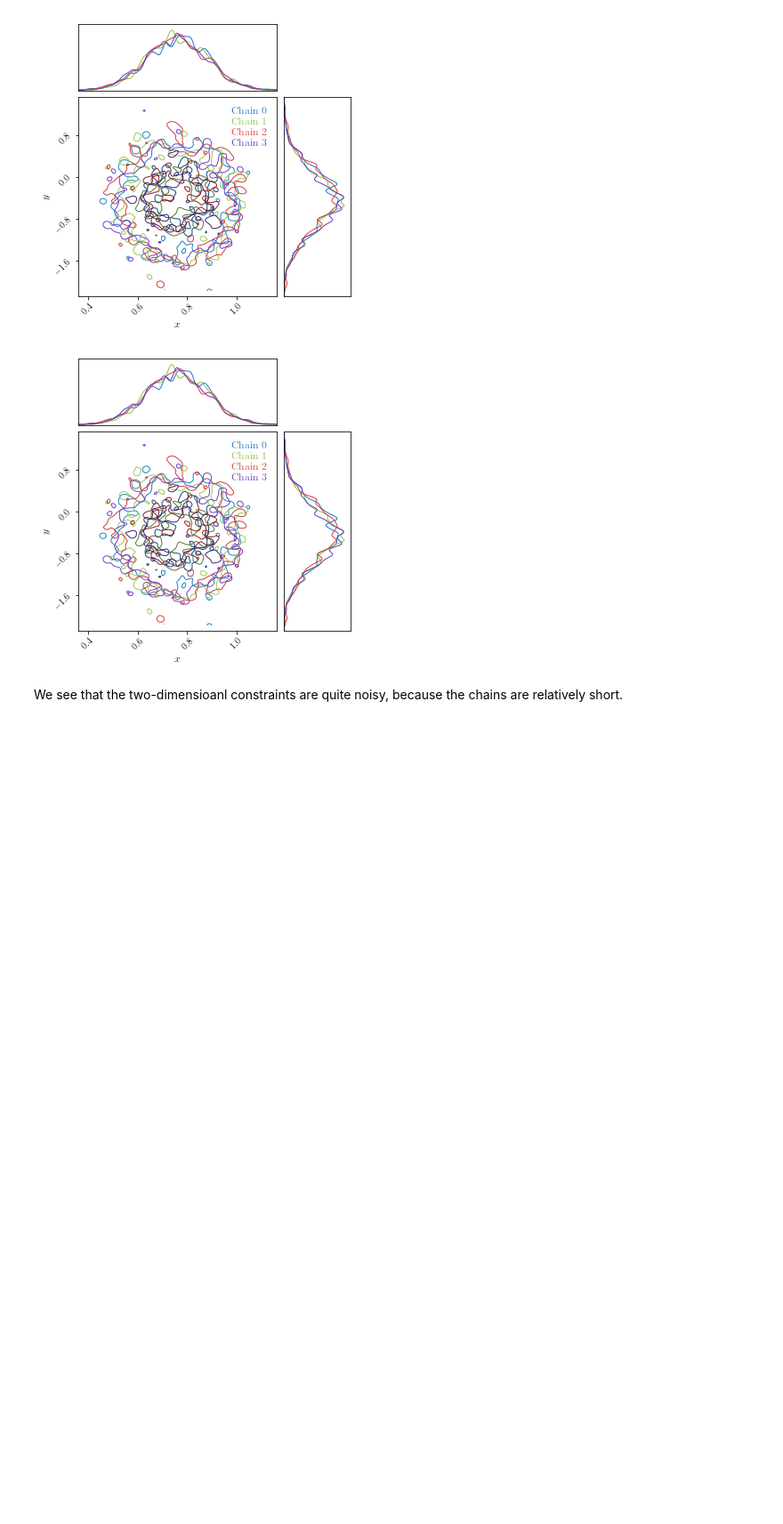
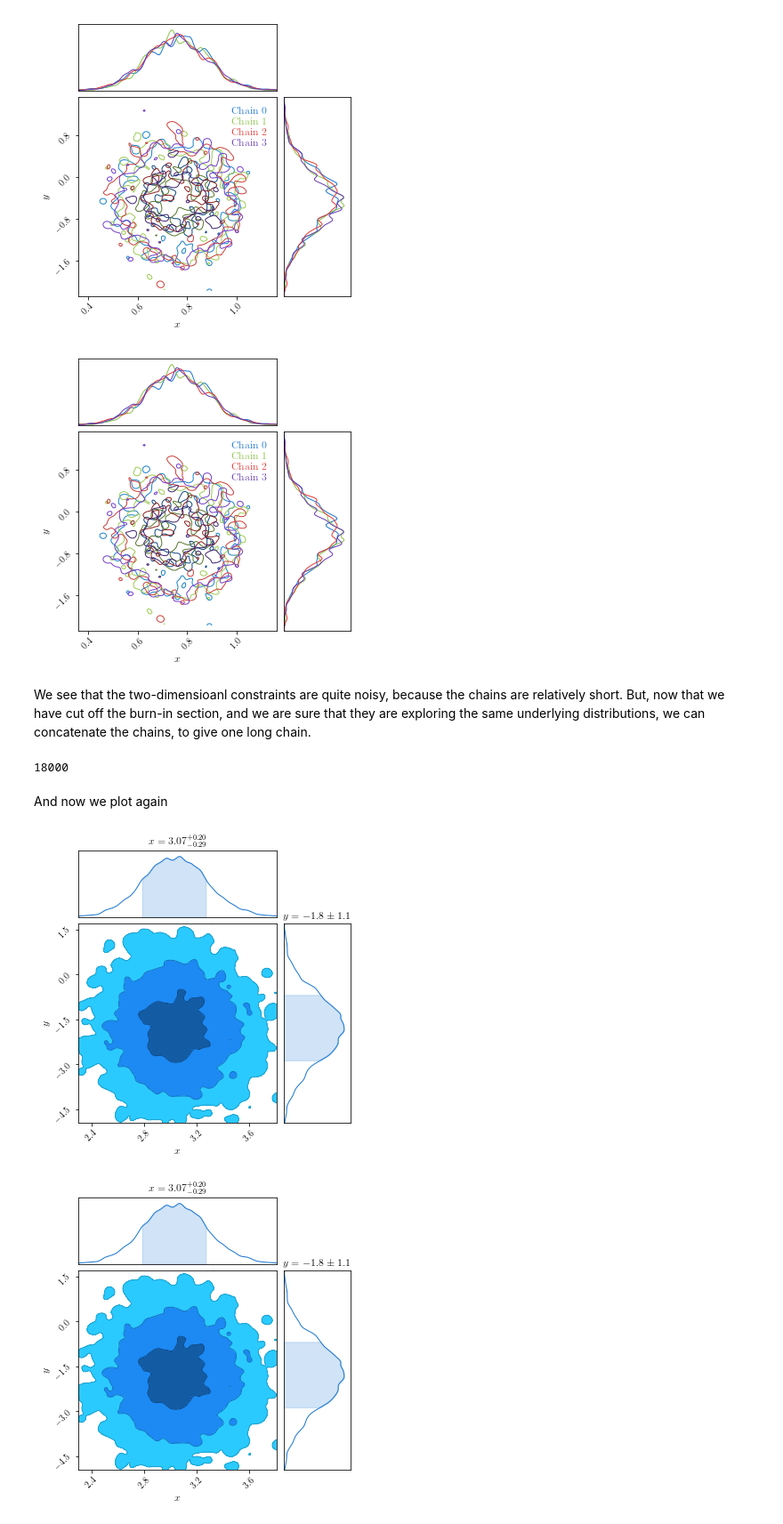
Before and after one commit to dparkins/MCMC-chain-analysis, a Jupyter notebook: MCMC_chain_analysis.ipynb, the cells around one changed output. Shown: that part at 89% size. Cells and saved outputs as stored; diff of their text form; code cells hidden in the pictures; blank space fills up the shorter version.

Commit message:
Continue with 2D section

```diff
--- a/MCMC_chain_analysis.ipynb
+++ b/MCMC_chain_analysis.ipynb
@@ -325,4 +325,22 @@ c.plotter.plot(figsize="column")
 [figure]
 [figure]
 # %% [markdown]
-We see that the two-dimensioanl constraints are quite noisy, because the chains are relatively short.
+We see that the two-dimensioanl constraints are quite noisy, because the chains are relatively short. But, now that we have cut off the burn-in section, and we are sure that they are exploring the same underlying distributions, we can concatenate the chains, to give one long chain.
+# %%
+long_chain = burn_in_chains[0]
+for ichain in range(1,4):
+    new_chain = burn_in_chains[ichain]
+    long_chain += new_chain
+
+print(len(long_chain))
+# %% [output]
+18000
+# %% [markdown]
+And now we plot again
+# %%
+c = ChainConsumer()
+c.add_chain(long_chain, parameters=["$x$", "$y$"])
+c.plotter.plot(figsize="column")
+# %% [output]
+[figure, added]
+[figure, added]
```
